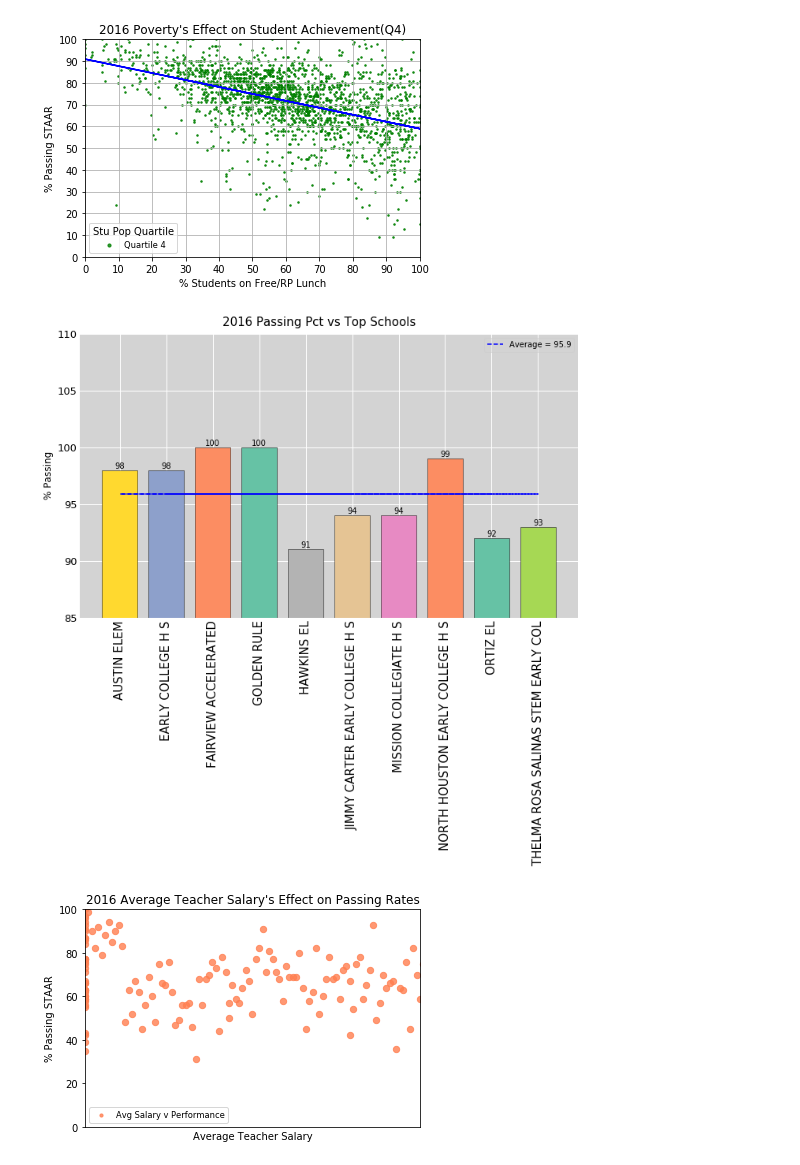
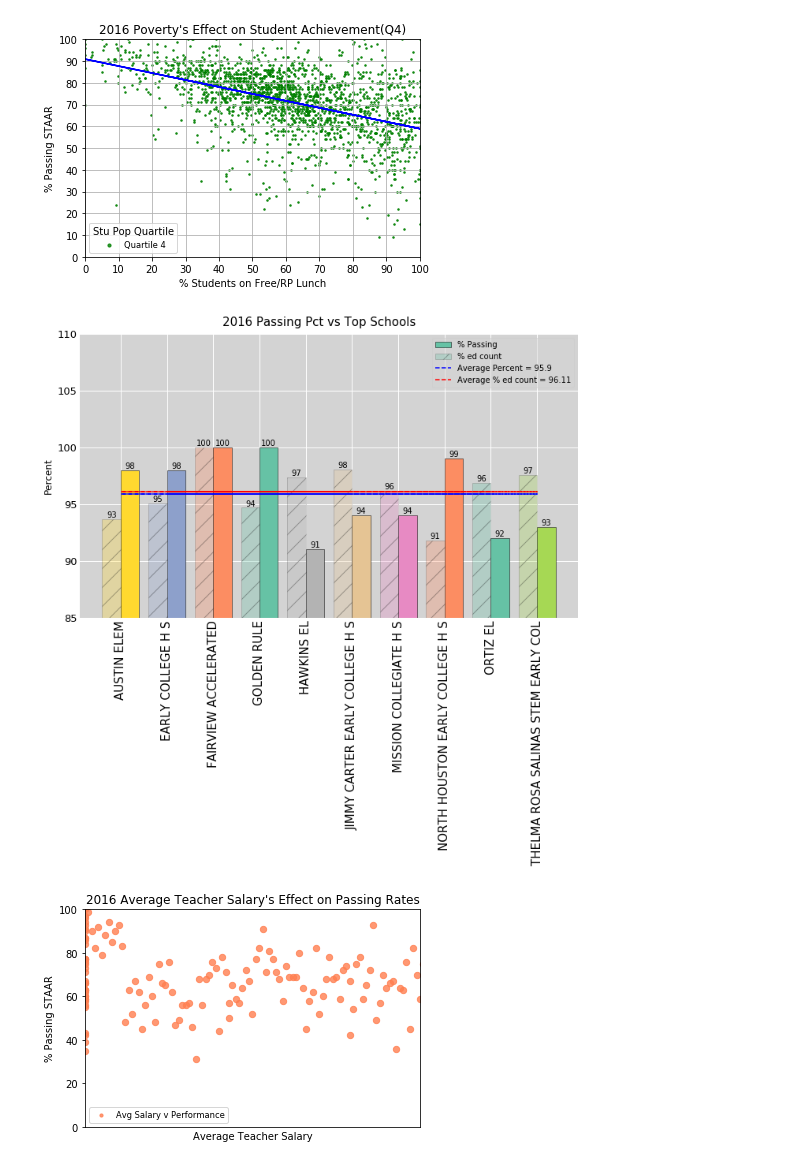
Before and after one commit to schoolperformanceproject/BetterSchools, a Jupyter notebook: combine/betterschools_start.ipynb, the cells around one changed output. Saved outputs shown, nothing was run; the diff lists cells and outputs as text; code cells hidden in the pictures.

Commit message:
Added capability to have twin bar chart

```diff
--- a/combine/betterschools_start.ipynb
+++ b/combine/betterschools_start.ipynb
@@ -393,7 +460,9 @@ for v_interested_year in [2016]:
 
     #### pct Economically disadvantage/ pct passing for top 10 campuses
     legend_dict = {'title' : str(v_interested_year) + ' Passing Pct vs Top Schools',
-                   'ylabel' : '% Passing',
+                   'ylabel' : 'Percent',
+                   'y1label' : '% Passing',
+                   'y2label' : '% ed count',
                    'figname' : str(v_interested_year) +' Passing Pct vs Top Schools',
                    'high_ylim' : 100 , 'low_ylim' : 80, 'number_of_y_data' : 2,
                    'filename' : str(v_interested_year)+'_ed_top_schools'
@@ -415,7 +484,7 @@ for v_interested_year in [2016]:
 [figure]
 [figure]
 [figure]
 [figure]
 [figure]
-[figure, old version]
+[figure, new version]
 [figure]
```
Also changed, not shown: parts of 6 cells of this notebook.
